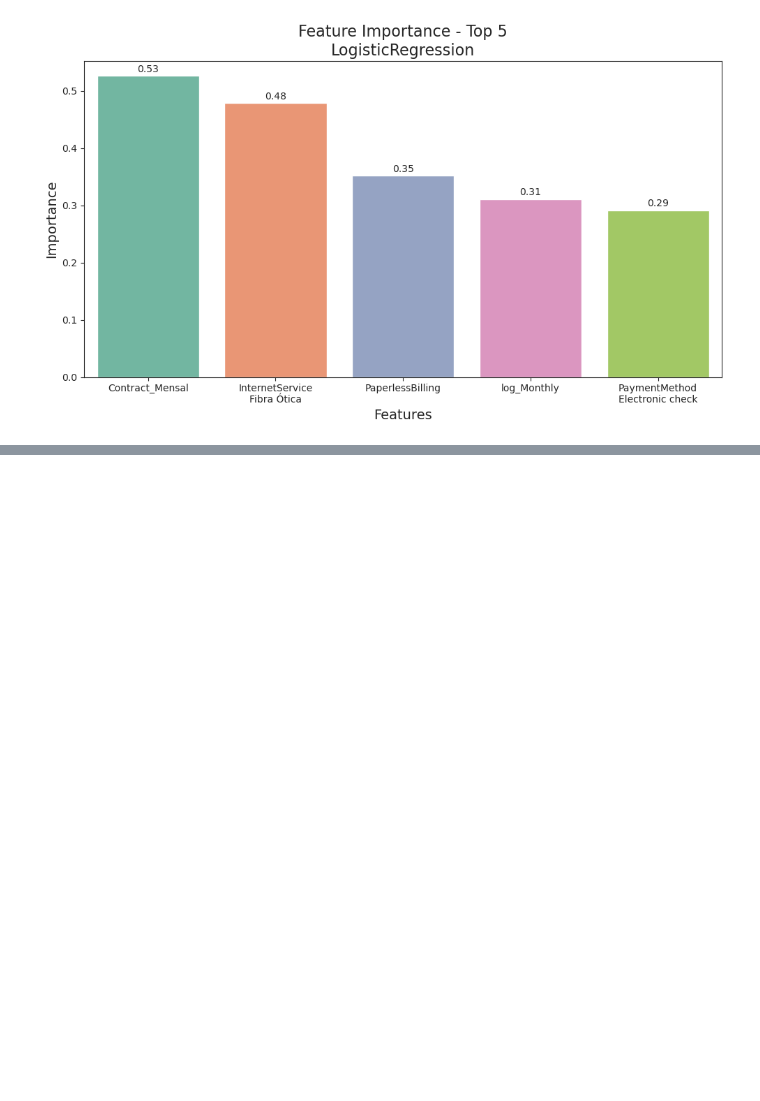
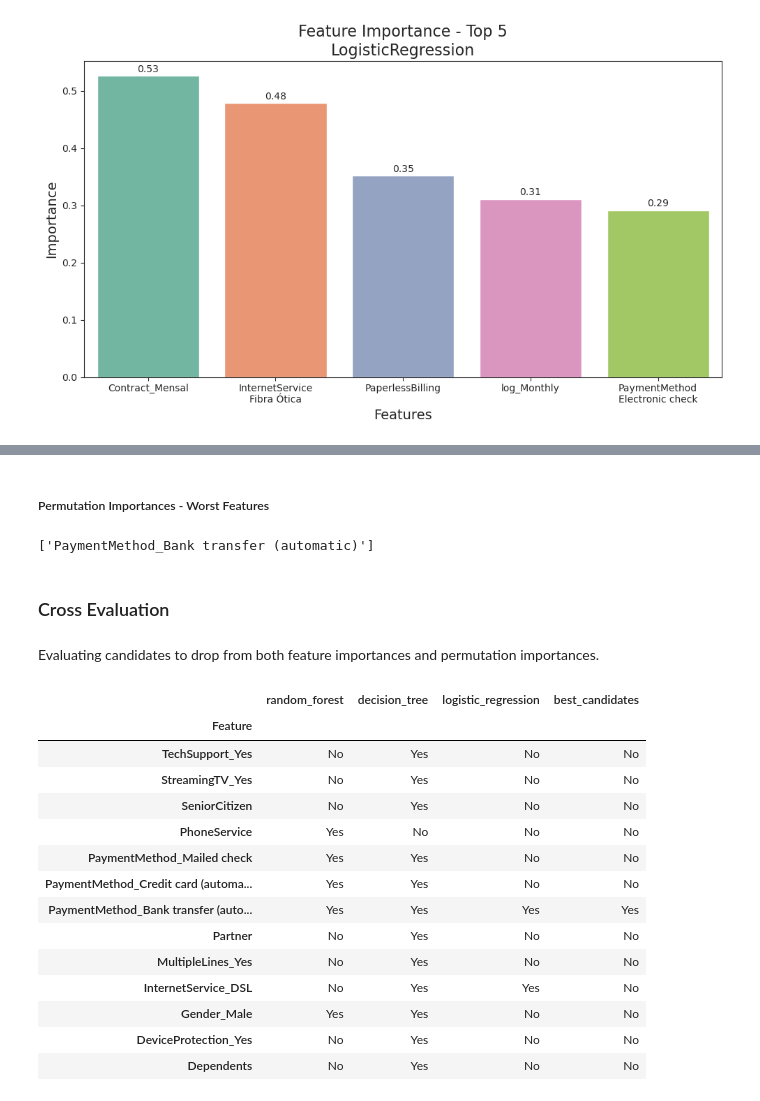
Before and after one commit to DanielCrema/oracle-one-data-science-challenge3-telecom-x-2, a Jupyter notebook: main.ipynb, the cells around one changed output, grey strips where cells are left out. Saved outputs shown, nothing was run; the diff lists cells and outputs as text; code cells hidden in the pictures; blank space fills up the shorter version.

```diff
--- a/main.ipynb
+++ b/main.ipynb
@@ -1636,0 +1579,2 @@ pd.DataFrame({
+# %%
+candidates_to_drop = FeatureDropCandidates()
@@ -1636,0 +1656,39 @@ pd.DataFrame({
+# %% [markdown]
+##### Permutation Importances - Worst Features
+# %%
+# Candidates to drop == 'Yes' for all models
+list(candidates_to_drop_from_permutation_importances_df[candidates_to_drop_from_permutation_importances_df['best_candidates'] == 'Yes']['best_candidates'].index)
+# %% [output]
+['PaymentMethod_Bank transfer (automatic)']
+# %% [markdown]
+### Cross Evaluation
+# %% [markdown]
+Evaluating candidates to drop from both feature importances and permutation importances.
+# %%
+# Reinserting candidates from feature importances
+get_candidates_to_drop_from_feature_importances(thresholds={
+    'random_forest': 0.005,
+    'decision_tree': 0.005,
+    'logistic_regression': 0.03
+})
+
+candidates_to_drop_global = candidates_to_drop.get_candidates()
+candidates_to_drop_global_df = candidates_to_drop.generalize().sort_values('Feature', ascending=False).set_index('Feature')
+# %%
+candidates_to_drop_global_df
+# %% [output]
+|  | random_forest | decision_tree | logistic_regression | best_candidates |
+| Feature |  |  |  |  |
+| TechSupport_Yes | No | Yes | No | No |
+| StreamingTV_Yes | No | Yes | No | No |
+| SeniorCitizen | No | Yes | No | No |
+| PhoneService | Yes | No | No | No |
+| PaymentMethod_Mailed check | Yes | Yes | No | No |
+| PaymentMethod_Credit card (automa... | Yes | Yes | No | No |
+| PaymentMethod_Bank transfer (auto... | Yes | Yes | Yes | Yes |
+| Partner | No | Yes | No | No |
+| MultipleLines_Yes | No | Yes | No | No |
+| InternetService_DSL | No | Yes | Yes | No |
+| Gender_Male | Yes | Yes | No | No |
+| DeviceProtection_Yes | No | Yes | No | No |
+| Dependents | No | Yes | No | No |
```
Also changed, not shown: parts of 86 cells of this notebook, 14 other files.
